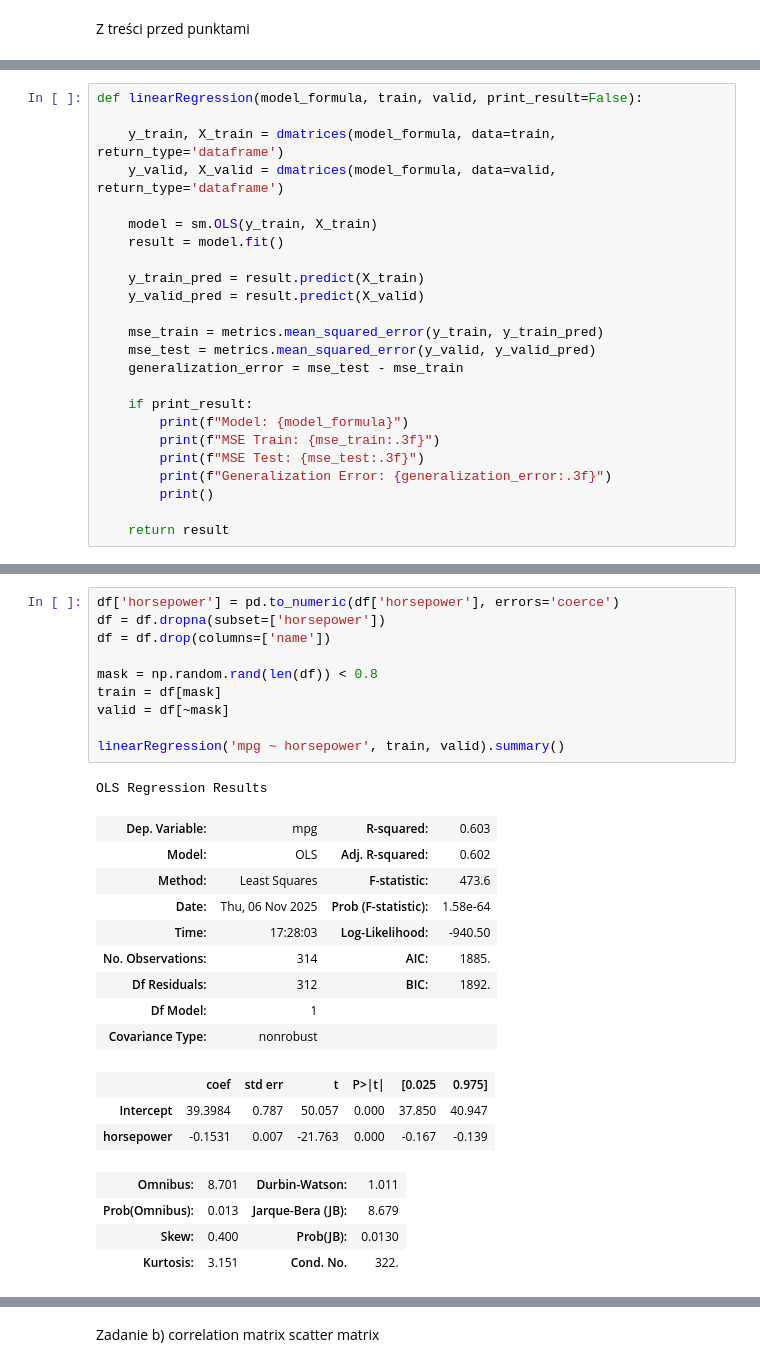
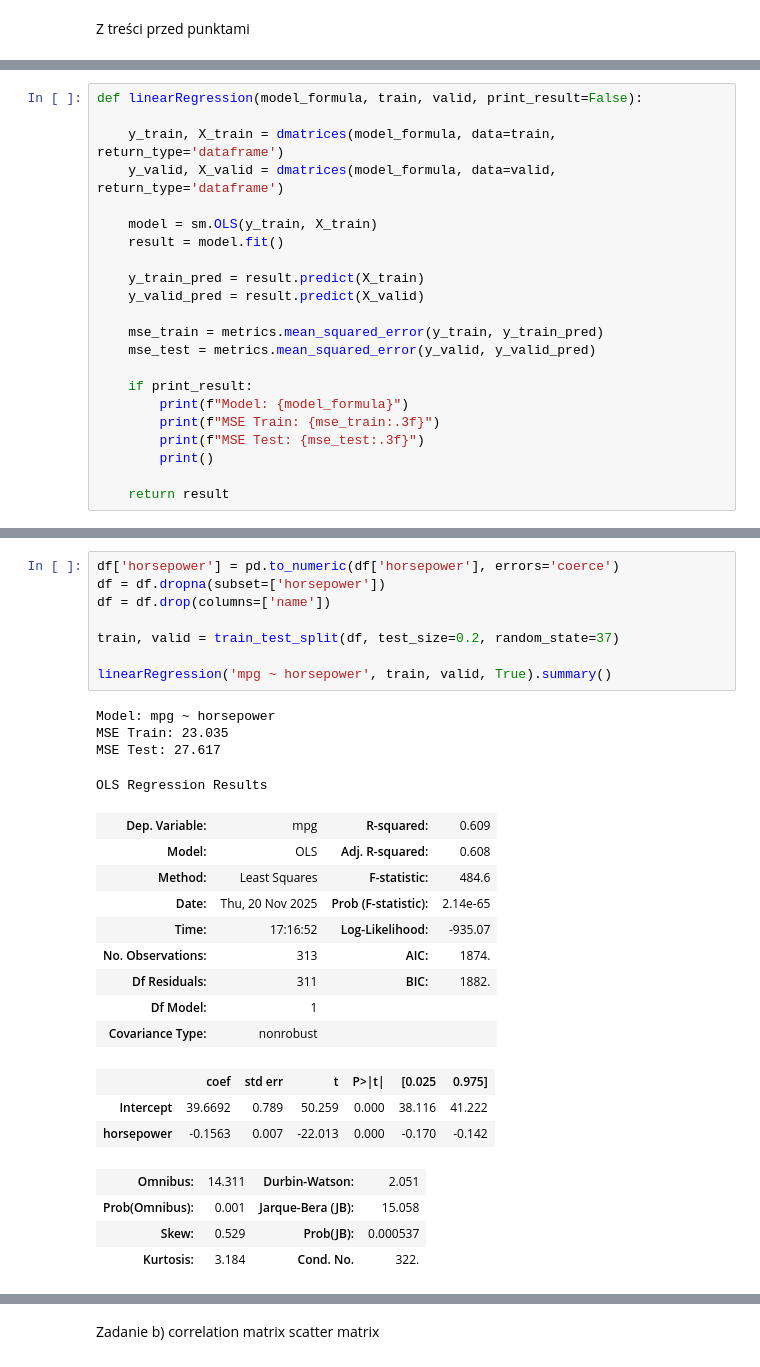
Before and after one commit to AHerda/AAD, a Jupyter notebook: lab2/ex11.ipynb, the cells around one changed output, grey strips where cells are left out. Cells and saved outputs as stored; diff of their text form.

```diff
--- a/lab2/ex11.ipynb
+++ b/lab2/ex11.ipynb
@@ -35,13 +37,11 @@ def linearRegression(model_formula, train, valid, print_result=False):
 
     mse_train = metrics.mean_squared_error(y_train, y_train_pred)
     mse_test = metrics.mean_squared_error(y_valid, y_valid_pred)
-    generalization_error = mse_test - mse_train
 
     if print_result:
         print(f"Model: {model_formula}")
         print(f"MSE Train: {mse_train:.3f}")
         print(f"MSE Test: {mse_test:.3f}")
-        print(f"Generalization Error: {generalization_error:.3f}")
         print()
 
     return result
@@ -50,28 +58,29 @@ Dzielenie modelu na częśc testową i na część treningową
 # %%
 df['horsepower'] = pd.to_numeric(df['horsepower'], errors='coerce')
 df = df.dropna(subset=['horsepower'])
 df = df.drop(columns=['name'])
 
-mask = np.random.rand(len(df)) < 0.8
-train = df[mask]
-valid = df[~mask]
+train, valid = train_test_split(df, test_size=0.2, random_state=37)
 
-linearRegression('mpg ~ horsepower', train, valid).summary()
+linearRegression('mpg ~ horsepower', train, valid, True).summary()
 # %% [output]
-OLS Regression Results
+Model: mpg ~ horsepower
+MSE Train: 23.035
+MSE Test: 27.617
+OLS Regression Results
-| Dep. Variable: | mpg | R-squared: | 0.603 |
-| Model: | OLS | Adj. R-squared: | 0.602 |
-| Method: | Least Squares | F-statistic: | 473.6 |
-| Date: | Thu, 06 Nov 2025 | Prob (F-statistic): | 1.58e-64 |
-| Time: | 17:28:03 | Log-Likelihood: | -940.50 |
-| No. Observations: | 314 | AIC: | 1885. |
-| Df Residuals: | 312 | BIC: | 1892. |
+| Dep. Variable: | mpg | R-squared: | 0.609 |
+| Model: | OLS | Adj. R-squared: | 0.608 |
+| Method: | Least Squares | F-statistic: | 484.6 |
+| Date: | Thu, 20 Nov 2025 | Prob (F-statistic): | 2.14e-65 |
+| Time: | 17:16:52 | Log-Likelihood: | -935.07 |
+| No. Observations: | 313 | AIC: | 1874. |
+| Df Residuals: | 311 | BIC: | 1882. |
 | Df Model: | 1 |  |  |
 | Covariance Type: | nonrobust |  |  |
 |  | coef | std err | t | P>|t| | [0.025 | 0.975] |
-| Intercept | 39.3984 | 0.787 | 50.057 | 0.000 | 37.850 | 40.947 |
-| horsepower | -0.1531 | 0.007 | -21.763 | 0.000 | -0.167 | -0.139 |
+| Intercept | 39.6692 | 0.789 | 50.259 | 0.000 | 38.116 | 41.222 |
+| horsepower | -0.1563 | 0.007 | -22.013 | 0.000 | -0.170 | -0.142 |
-| Omnibus: | 8.701 | Durbin-Watson: | 1.011 |
-| Prob(Omnibus): | 0.013 | Jarque-Bera (JB): | 8.679 |
-| Skew: | 0.400 | Prob(JB): | 0.0130 |
-| Kurtosis: | 3.151 | Cond. No. | 322. |
+| Omnibus: | 14.311 | Durbin-Watson: | 2.051 |
+| Prob(Omnibus): | 0.001 | Jarque-Bera (JB): | 15.058 |
+| Skew: | 0.529 | Prob(JB): | 0.000537 |
+| Kurtosis: | 3.184 | Cond. No. | 322. |
```
Also changed, not shown: parts of 20 cells of this notebook, 3 other files.
